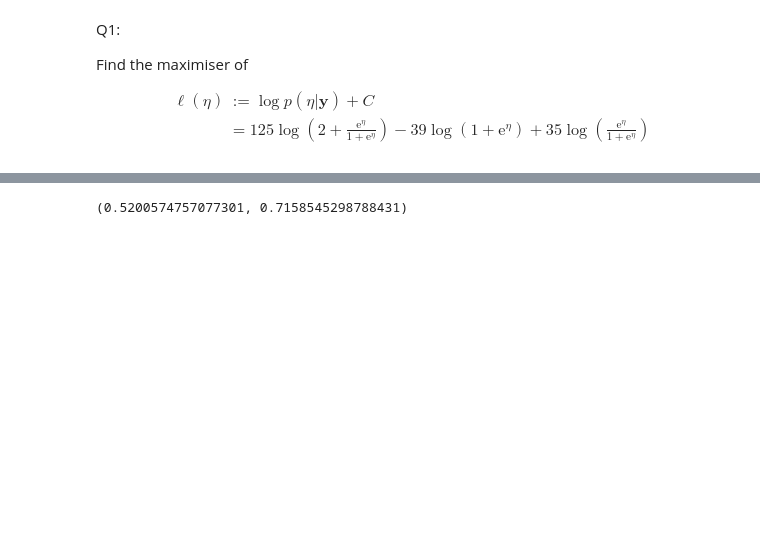
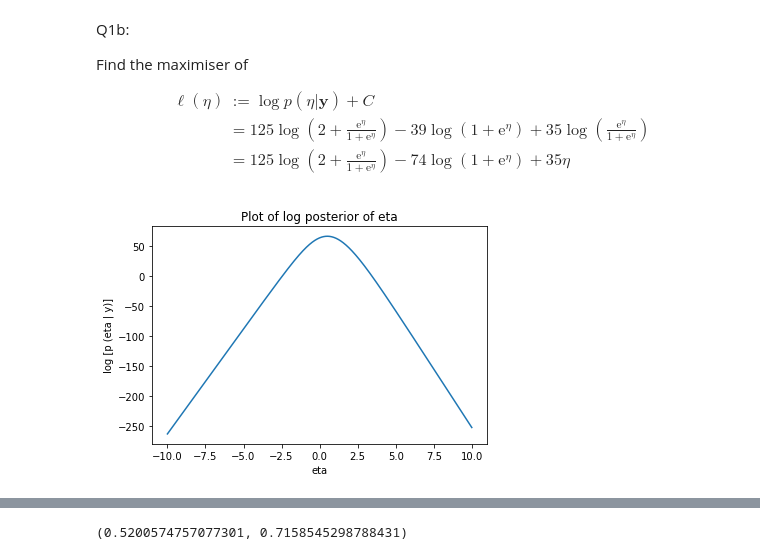
Before and after one commit to tyqiangz/Statistics, a Jupyter notebook: ST4234/Tutorial 7/Tutorial 7.ipynb, the cells around one changed output, grey strips where cells are left out. Drawn from its saved outputs; the diff is of its cells as text; code cells hidden in the pictures; blank space fills up the shorter version.

```diff
--- a/ST4234/Tutorial 7/Tutorial 7.ipynb
+++ b/ST4234/Tutorial 7/Tutorial 7.ipynb
@@ -8,5 +10,7 @@ from scipy import optimize, stats
+# %%
+NUM_VARIATES = 10000
 # %% [markdown]
-Q1:
+Q1b:
 
 Find the maximiser of
 
@@ -15,11 +19,25 @@ Find the maximiser of
         &:=\log p(\eta|\boldsymbol{y}) + C\\
         &=125\log\left(2+\frac{\mathrm{e}^{\eta}}{1+\mathrm{e}^{\eta}}\right)
         -39\log\left(1+\mathrm{e}^{\eta}\right)
-        +35\log\left(\frac{\mathrm{e}^{\eta}}{1+\mathrm{e}^{\eta}}\right)
+        +35\log\left(\frac{\mathrm{e}^{\eta}}{1+\mathrm{e}^{\eta}}\right)\\
+        &=125\log\left(2+\frac{\mathrm{e}^{\eta}}{1+\mathrm{e}^{\eta}}\right)
+        -74\log\left(1+\mathrm{e}^{\eta}\right)
+        +35\eta
 \end{align*}
 # %%
 def log_pos_1a(eta):
-    return 125*log(2 + exp(eta)/(1+exp(eta))) - 39*log(1+exp(eta)) + 35*log(exp(eta)/(1+exp(eta)))
+    return 125*log(2+(exp(eta)/(1+exp(eta)))) - 74*log(1+exp(eta)) + 35*eta
+# %%
+x = np.linspace(-10, 10, NUM_VARIATES)
+true_pos_variates = [log_pos_1a(i) for i in x]
+
+plt.plot(x, true_pos_variates)
+plt.xlabel("eta")
+plt.ylabel("log [p (eta | y)]")
+plt.title("Plot of log posterior of eta")
+plt.show()
+# %% [output]
+[figure, added]
 # %%
 minima = optimize.minimize(lambda x: -log_pos_1a(x), x0=0.5)
 minima
```
Also changed, not shown: parts of 22 cells of this notebook.
